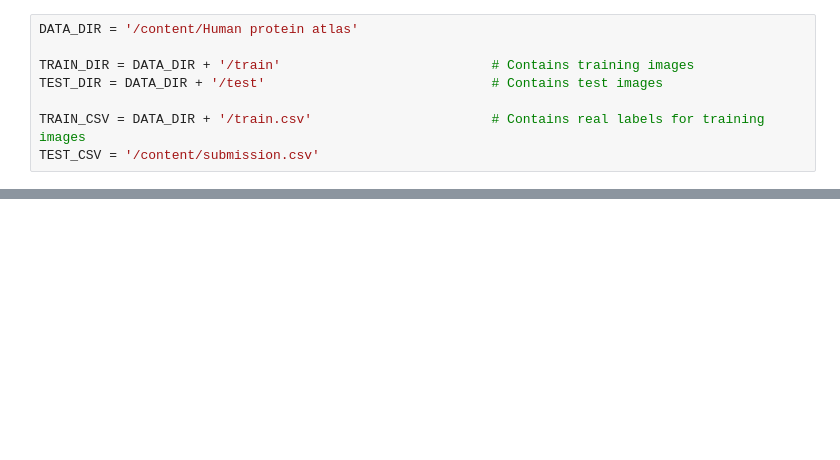
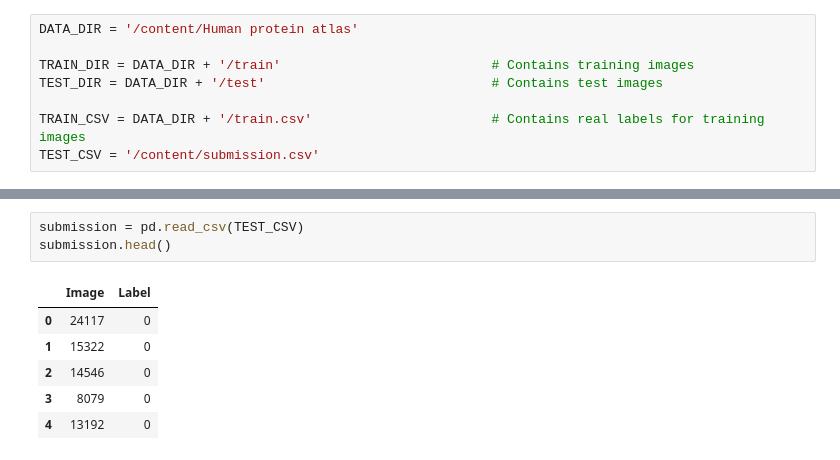
Before and after one commit to aaekay/KaggleComp, a Jupyter notebook: Tensorflow_model_human_protein.ipynb, the cells around one changed output, grey strips where cells are left out. Cells and saved outputs as stored; diff of their text form; blank space fills up the shorter version.

```diff
--- a/Tensorflow_model_human_protein.ipynb
+++ b/Tensorflow_model_human_protein.ipynb
@@ -35,0 +93,10 @@ TEST_CSV = '/content/submission.csv'
+# %%
+submission = pd.read_csv(TEST_CSV)
+submission.head()
+# %% [output]
+|  | Image | Label |
+| 0 | 24117 | 0 |
+| 1 | 15322 | 0 |
+| 2 | 14546 | 0 |
+| 3 | 8079 | 0 |
+| 4 | 13192 | 0 |
```
Also changed, not shown: parts of 10 cells of this notebook.
